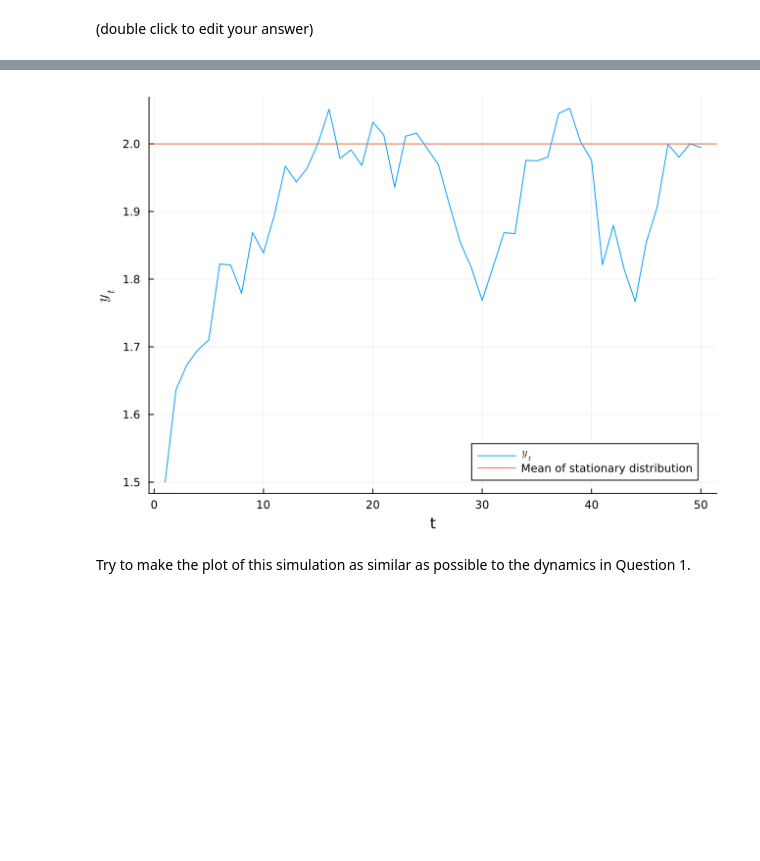
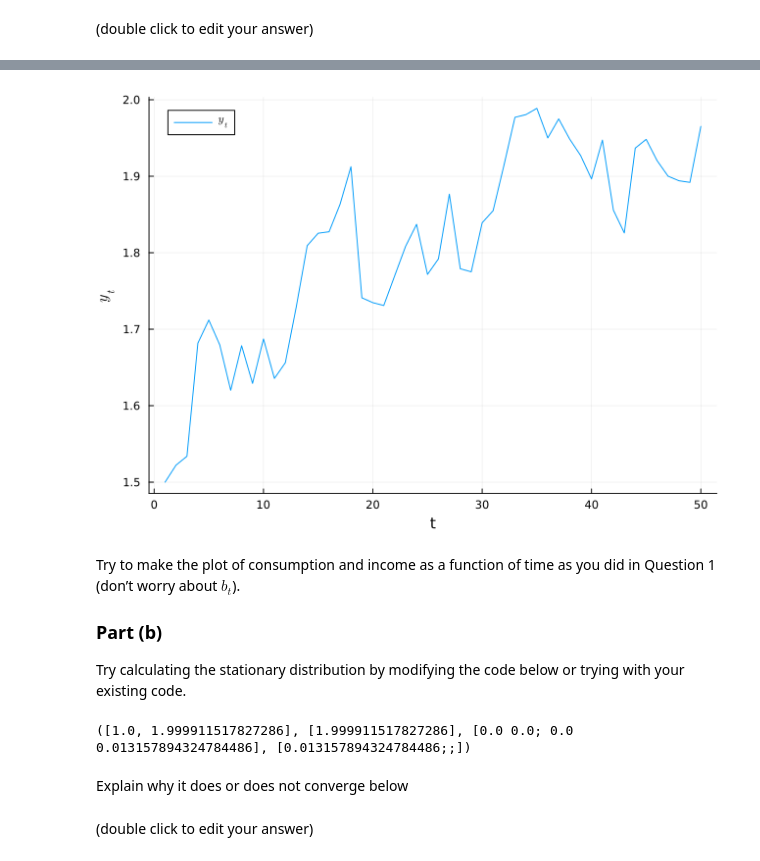
Before and after one commit to jlperla/ECON407_2023, a Jupyter notebook: problem_sets/problem_set_4.ipynb, the cells around one changed output, grey strips where cells are left out. Cells and saved outputs as stored; diff of their text form; code cells hidden in the pictures; blank space fills up the shorter version.

```diff
--- a/problem_sets/problem_set_4.ipynb
+++ b/problem_sets/problem_set_4.ipynb
@@ -193,25 +192,37 @@ state is $x_t = [1, z^1_t, b_t]$.
 # %%
 # Parameter values from above
 p = (;β= 1.0 / (1.0 + 0.05), μ = 1.0, σ = 0.15)
 x_0 = [0.0, 1.0, 1.0]
 T = 60
 
 # MODIFY the following template
 # using a state of x_t = [1 y_t]
 mu_0 = [1.0, 1.5] # adds the constant term to start at 1.0
 A = [1.0 0
      0.2 0.9]
 C = [0.0
      0.05]
 G = [0.0 1.0]
 T = 50
 lss = LSS(A, C, G; mu_0)
-μ_x, μ_y, Σ_x, Σ_y = stationary_distributions(lss)
 x, y = simulate(lss, T)
 plot(1:T, y[1,:], label=L"y_t", xlabel="t", ylabel=L"y_t")
-hline!(μ_y, label="Mean of stationary distribution")
 # %% [output]
-[figure, old version]
+[figure, new version]
-# %% [markdown]
-Try to make the plot of this simulation as similar as possible to the
-dynamics in Question 1.
+# %% [markdown]
+Try to make the plot of consumption and income as a function of time as
+you did in Question 1 (don’t worry about $b_t$).
+
+### Part (b)
+
+Try calculating the stationary distribution by modifying the code below
+or trying with your existing code.
+# %%
+# modify here from previous results
+μ_x, μ_y, Σ_x, Σ_y = stationary_distributions(lss)
+# %% [output]
+([1.0, 1.999911517827286], [1.999911517827286], [0.0 0.0; 0.0 0.013157894324784486], [0.013157894324784486;;])
+# %% [markdown]
+Explain why it does or does not converge below
+# %% [markdown]
+(double click to edit your answer)
```
Also changed, not shown: parts of 2 cells of this notebook.
